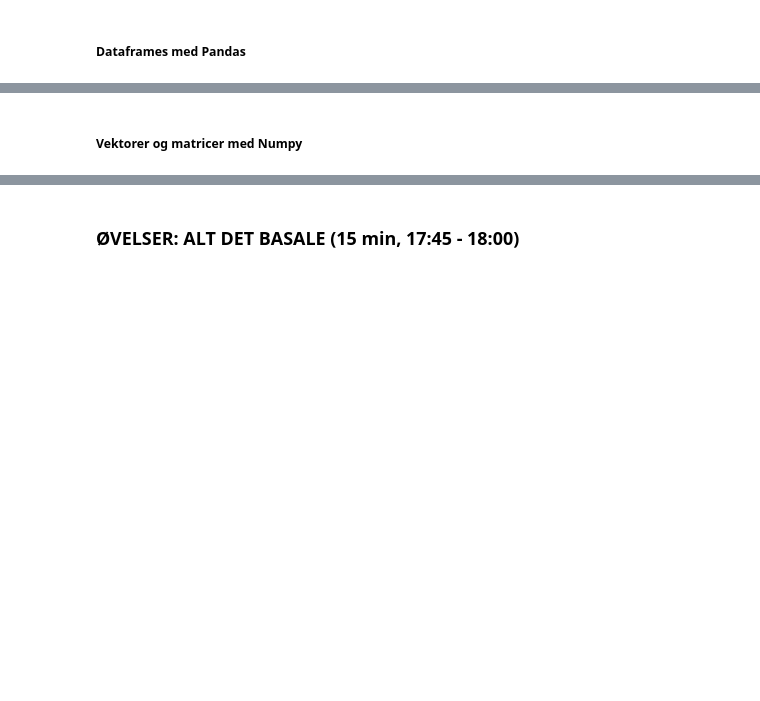
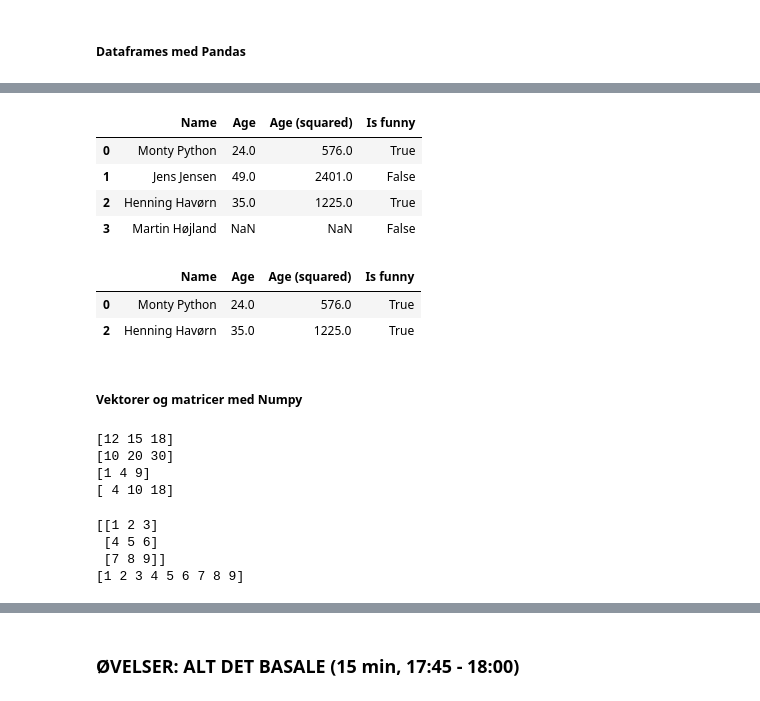
Before and after one commit to jessalfredsen/kom_godt_igang_med_python, a Jupyter notebook: main.ipynb, the cells around one changed output, grey strips where cells are left out. Drawn from its saved outputs; the diff is of its cells as text; code cells hidden in the pictures; blank space fills up the shorter version.

```diff
--- a/main.ipynb
+++ b/main.ipynb
@@ -241,0 +312,8 @@ import pandas as pd
+# %%
+import pandas as pd
+
+temp = {'Name': ['Monty Python', 'Jens Jensen', 'Henning Havørn'], 'Age': [24, 49, 35]}
+
+df1 = pd.DataFrame(data=temp)
+
+df1
@@ -241,0 +344,4 @@ import pandas as pd
+# %%
+df1['Age (squared)'] = df1['Age']**2
+
+df1
@@ -241,0 +353,7 @@ import pandas as pd
+# %%
+temp = {'Name': ['Monty Python', 'Jens Jensen', 'Henning Havørn', 'Martin Højland'],
+        'Is funny': [True, False, True, False]}
+
+df2 = pd.DataFrame(data=temp)
+
+df2
@@ -242,2 +366,18 @@ import pandas as pd
+# %%
+df3 = pd.merge(df1, df2, on='Name', how='right')
+
+df3
+# %% [output]
+|  | Name | Age | Age (squared) | Is funny |
+| 0 | Monty Python | 24.0 | 576.0 | True |
+| 1 | Jens Jensen | 49.0 | 2401.0 | False |
+| 2 | Henning Havørn | 35.0 | 1225.0 | True |
+| 3 | Martin Højland | NaN | NaN | False |
+# %%
+df3[df3['Is funny'] == True]
+# %% [output]
+|  | Name | Age | Age (squared) | Is funny |
+| 0 | Monty Python | 24.0 | 576.0 | True |
+| 2 | Henning Havørn | 35.0 | 1225.0 | True |
 # %% [markdown]
 ##### Vektorer og matricer med Numpy
@@ -245,0 +390,24 @@ import numpy as np
+# %%
+print(x + y + z)
+
+print(x * 10)
+
+print(x**2)
+
+print(x * y)
+# %% [output]
+[12 15 18]
+[10 20 30]
+[1 4 9]
+[ 4 10 18]
+# %%
+X = np.array([x, y, z])
+
+print(X)
+
+print(X.flatten())
+# %% [output]
+[[1 2 3]
+ [4 5 6]
+ [7 8 9]]
+[1 2 3 4 5 6 7 8 9]
```
Also changed, not shown: parts of 62 cells of this notebook, 5 other files.
